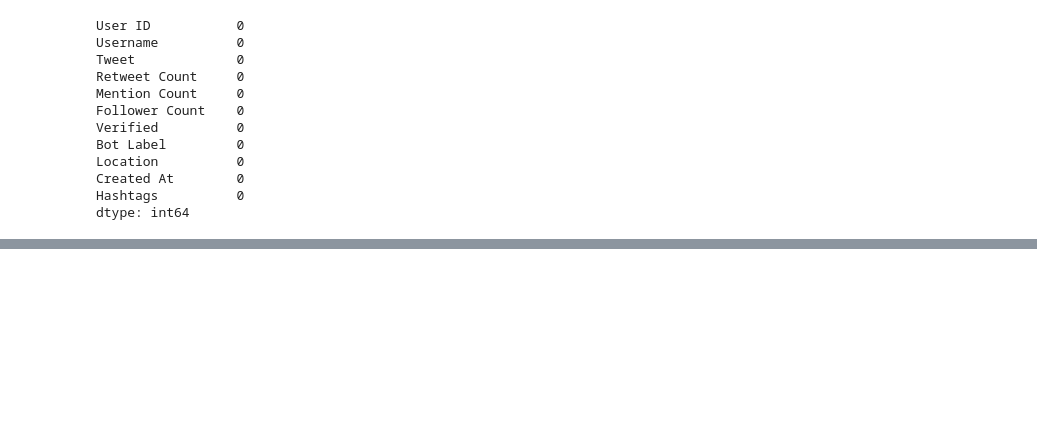
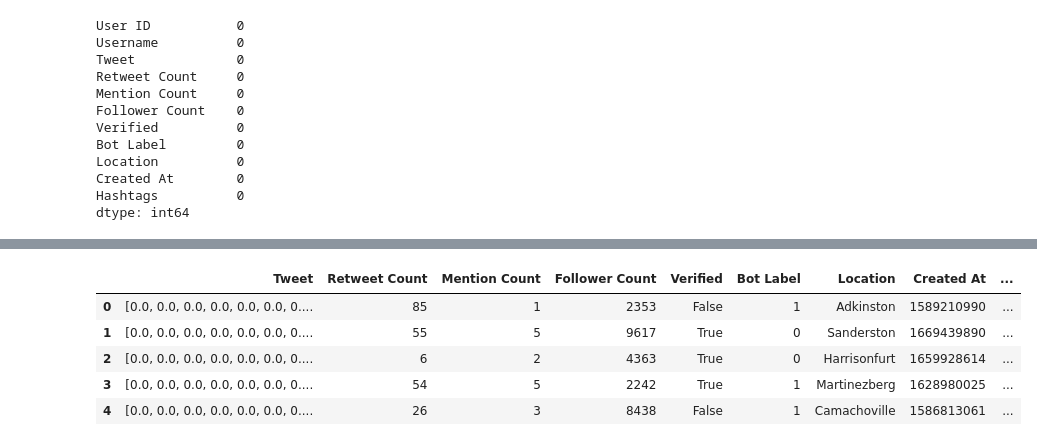
Before and after one commit to jPorterDosch/Twitter-Bot-Detection, a Jupyter notebook: preprocessing.ipynb, the cells around one changed output, grey strips where cells are left out. Saved outputs shown, nothing was run; the diff lists cells and outputs as text; code cells hidden in the pictures; blank space fills up the shorter version.

```diff
--- a/preprocessing.ipynb
+++ b/preprocessing.ipynb
@@ -161,0 +134,16 @@ df.head()
+# %%
+''' Initialize vectorizer and fit
+
+ Also this site helped me understand how to use this library and what it does:
+ https://kavita-ganesan.com/tfidftransformer-tfidfvectorizer-usage-differences/
+ '''
+vectorizer = TfidfVectorizer()
+
+
+twt_document_term_matrix = vectorizer.fit_transform(twt_list)
+hashtag_document_term_matrix = vectorizer.fit_transform(hashtag_list)
+
+print(twt_document_term_matrix[0])
+
+# More interesting case -- a lot of these which are only one word long have a score of 1.0
+print(hashtag_document_term_matrix[1])
@@ -161,0 +171,21 @@ df.head()
+# %%
+''' The support vector machine will expect lists of fixed size. Currently,
+values are stored in a dense matrix, since most entries in the vocabulary are 0.
+We need the full dense_matrix, although this will take up a significant amount of memory, in order to have
+vectors of fixed-length to pass into the model.
+'''
+
+twt_document_term_matrix = twt_document_term_matrix.toarray()
+hashtag_document_term_matrix = hashtag_document_term_matrix.toarray()
+
+df["Tweet"] = list(twt_document_term_matrix)
+df["Hashtags"] = list(hashtag_document_term_matrix)
+
+df.head()
+# %% [output]
+|  | Tweet | Retweet Count | Mention Count | Follower Count | Verified | Bot Label | Location | Created At | ... |
+| 0 | [0.0, 0.0, 0.0, 0.0, 0.0, 0.0, 0.... | 85 | 1 | 2353 | False | 1 | Adkinston | 1589210990 | ... |
+| 1 | [0.0, 0.0, 0.0, 0.0, 0.0, 0.0, 0.... | 55 | 5 | 9617 | True | 0 | Sanderston | 1669439890 | ... |
+| 2 | [0.0, 0.0, 0.0, 0.0, 0.0, 0.0, 0.... | 6 | 2 | 4363 | True | 0 | Harrisonfurt | 1659928614 | ... |
+| 3 | [0.0, 0.0, 0.0, 0.0, 0.0, 0.0, 0.... | 54 | 5 | 2242 | True | 1 | Martinezberg | 1628980025 | ... |
+| 4 | [0.0, 0.0, 0.0, 0.0, 0.0, 0.0, 0.... | 26 | 3 | 8438 | False | 1 | Camachoville | 1586813061 | ... |
```
Also changed, not shown: parts of 11 cells of this notebook, 5 other files.
